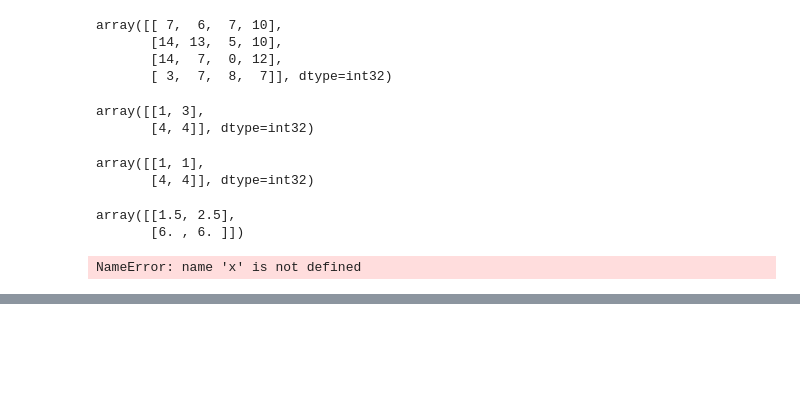
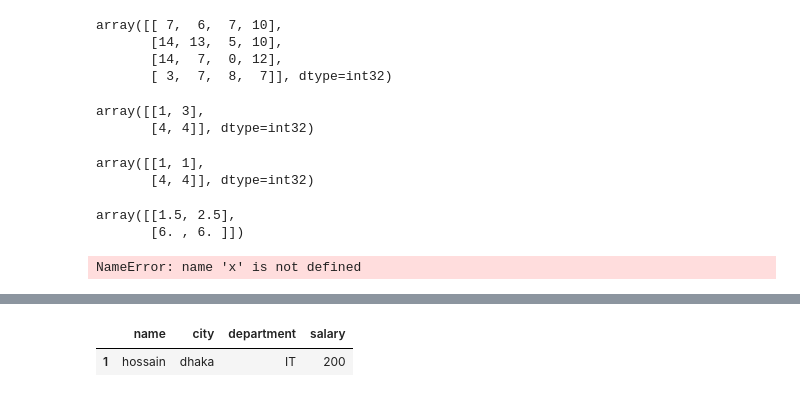
Before and after one commit to arman-hossain45/Phitrom_AI-ML, a Jupyter notebook: allModulePractice.ipynb, the cells around one changed output, grey strips where cells are left out. Cells and saved outputs as stored; diff of their text form; code cells hidden in the pictures; blank space fills up the shorter version.

```diff
--- a/allModulePractice.ipynb
+++ b/allModulePractice.ipynb
@@ -1880,0 +1908,6 @@ import pandas as pd
+# %%
+#To remove case sensitive we can apply
+df.loc[df['city'].str.contains('Dha',case=False)]#now its dont show any error
+# %% [output]
+|  | name | city | department | salary |
+| 1 | hossain | dhaka | IT | 200 |
```
Also changed, not shown: parts of 4 cells of this notebook.
